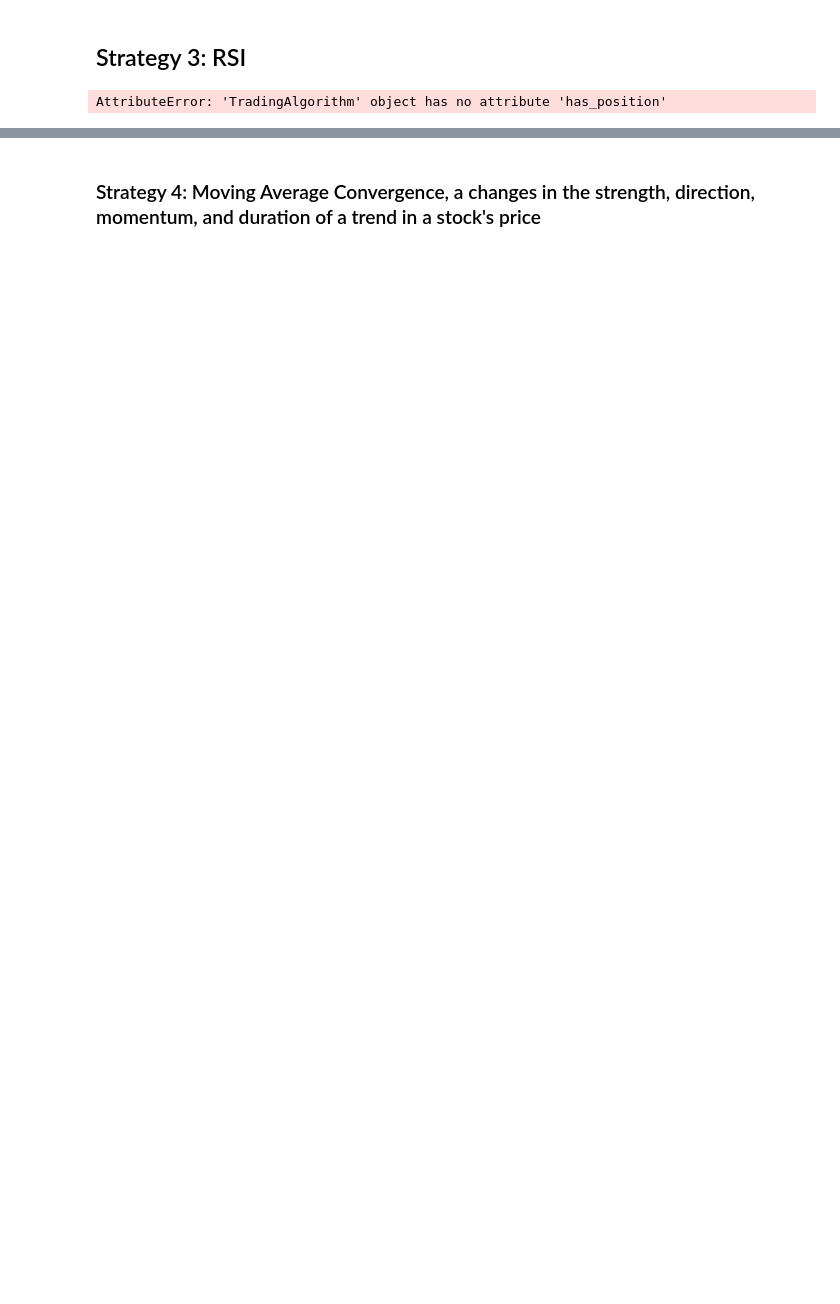
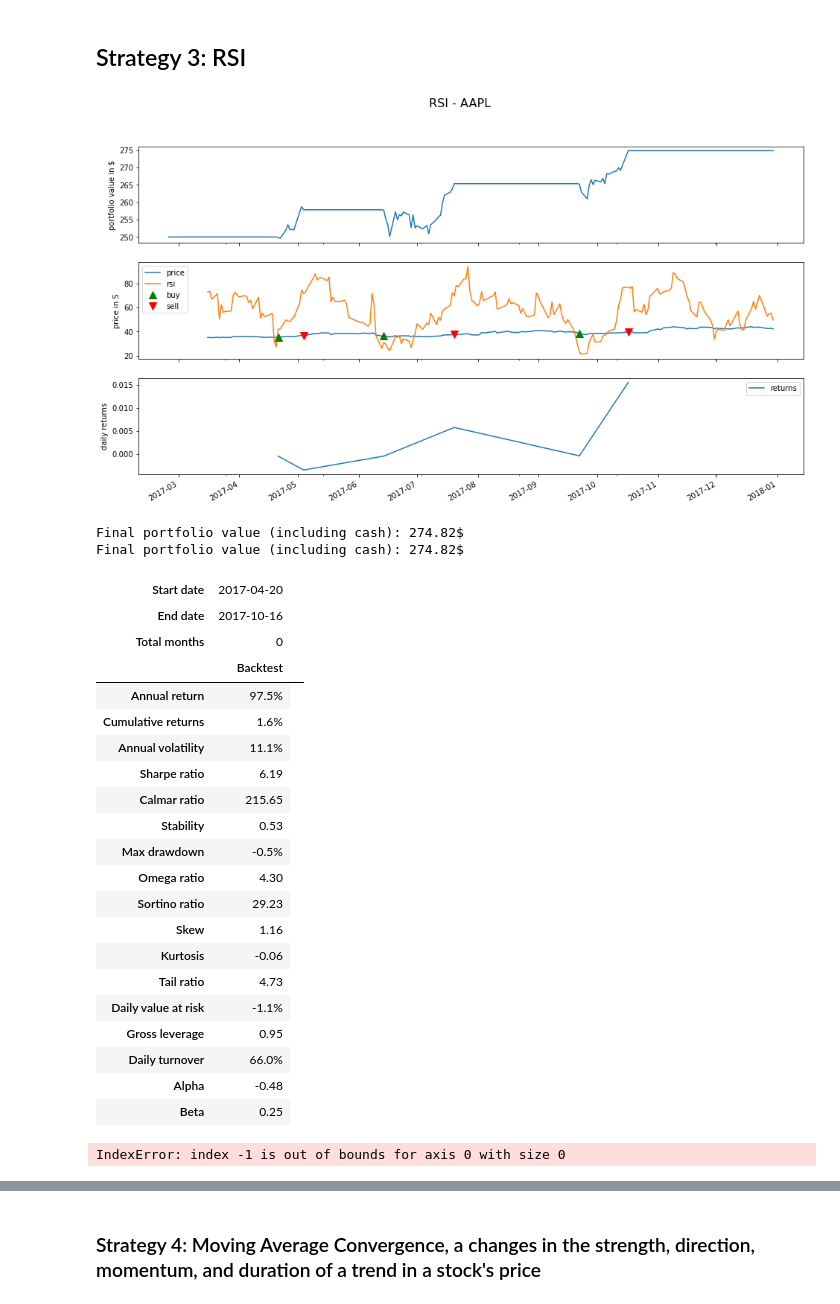
Before and after one commit to amitkumatiitk/amit_preproject, a Jupyter notebook: notebooks/amit_assignment.ipynb, the cells around one changed output, grey strips where cells are left out. Saved outputs shown, nothing was run; the diff lists cells and outputs as text; code cells hidden in the pictures; blank space fills up the shorter version.

```diff
--- a/notebooks/amit_assignment.ipynb
+++ b/notebooks/amit_assignment.ipynb
@@ -335,6 +326,7 @@ RSI_PERIOD = 14
 
 def initialize(context):
     context.time = 0
+    context.has_position = True
     context.asset = symbol(selected_stock)
     set_benchmark(symbol('daily'))
     # 1. manually setting the commission
@@ -354,39 +346,79 @@ def handle_data(context, data):
         context.has_position = True
 
     if rsi[-1] > UPPER and context.has_position:
         order_target(context.asset, 0)
         context.has_position = False
 
     record(rsi=rsi[-1], price=price_history_3[-1], time=context.time)
 
     # 6. analyze block
-def analyze(context, perf_3):
+def analyze(context, perf):
     fig, ax = plt.subplots(3, 1, sharex=True, figsize=[16, 9])
 
     # portfolio value
-    perf_3.portfolio_value.plot(ax=ax[0])
+    perf.portfolio_value.plot(ax=ax[0])
     ax[0].set_ylabel('portfolio value in $')
 
     # asset
-    perf_3[['price', 'rsi']].plot(ax=ax[1])
+    perf[['price', 'rsi']].plot(ax=ax[1])
     ax[1].set_ylabel('price in S')
 
     # mark transactions
-    perf_4 = perf_3.loc[[t != [] for t in perf_3.transactions]]
-    buys = perf_4.loc[[t[0]['amount'] > 0 for t in perf_trans.transactions]]
-    sells = perf_4.loc[[t[0]['amount'] < 0 for t in perf_trans.transactions]]
-    ax[1].plot(buys.index, perf_4.price.loc[buys.index], '^', markersize=10, color='g', label='buy')
-    ax[1].plot(sells.index, perf_4.price.loc[sells.index], 'v', markersize=10, color='r', label='sell')
+    perf = perf.loc[[t != [] for t in perf.transactions]]
+    buys = perf.loc[[t[0]['amount'] > 0 for t in perf.transactions]]
+    sells = perf.loc[[t[0]['amount'] < 0 for t in perf.transactions]]
+    ax[1].plot(buys.index, perf.price.loc[buys.index], '^', markersize=10, color='g', label='buy')
+    ax[1].plot(sells.index, perf.price.loc[sells.index], 'v', markersize=10, color='r', label='sell')
     ax[1].legend()
 
     # daily returns
     perf.returns.plot(ax=ax[2])
     ax[2].set_ylabel('daily returns')
 
     fig.suptitle('RSI - AAPL', fontsize=16)
     plt.legend()
     plt.show()
 
     print('Final portfolio value (including cash): {}$'.format(np.round(perf.portfolio_value[-1], 2)))
+
+
+    import pyfolio as pf
+
+    print('Final portfolio value (including cash): {}$'.format(np.round(perf.portfolio_value[-1], 2)))
+
+    # Extract algo returns and benchmark returns
+    returns, positions, transactions = pf.utils.extract_rets_pos_txn_from_zipline(perf)
+    benchmark_period_return = perf['benchmark_period_return']
+
+    # Convert benchmark returns to daily returns
+    #daily_returns = (1 + benchmark_period_return) / (1 + benchmark_period_return.shift()) - 1
+    daily_benchmark_returns = np.exp(np.log(benchmark_period_return + 1.0).diff()) - 1
+
+    # Create tear sheet
+    pf.create_full_tear_sheet(returns, positions=positions, transactions=transactions, benchmark_rets=daily_benchmark_returns)
 # %% [output]
+[figure, added]
-AttributeError: 'TradingAlgorithm' object has no attribute 'has_position'
+Final portfolio value (including cash): 274.82$
+Final portfolio value (including cash): 274.82$
+| Start date | 2017-04-20 |  |
+| End date | 2017-10-16 |  |
+| Total months | 0 |  |
+|  | Backtest |
+| Annual return | 97.5% |
+| Cumulative returns | 1.6% |
+| Annual volatility | 11.1% |
+| Sharpe ratio | 6.19 |
+| Calmar ratio | 215.65 |
+| Stability | 0.53 |
+| Max drawdown | -0.5% |
+| Omega ratio | 4.30 |
+| Sortino ratio | 29.23 |
+| Skew | 1.16 |
+| Kurtosis | -0.06 |
+| Tail ratio | 4.73 |
+| Daily value at risk | -1.1% |
+| Gross leverage | 0.95 |
+| Daily turnover | 66.0% |
+| Alpha | -0.48 |
+| Beta | 0.25 |
+IndexError: index -1 is out of bounds for axis 0 with size 0
```
Also changed, not shown: parts of 13 cells of this notebook.
